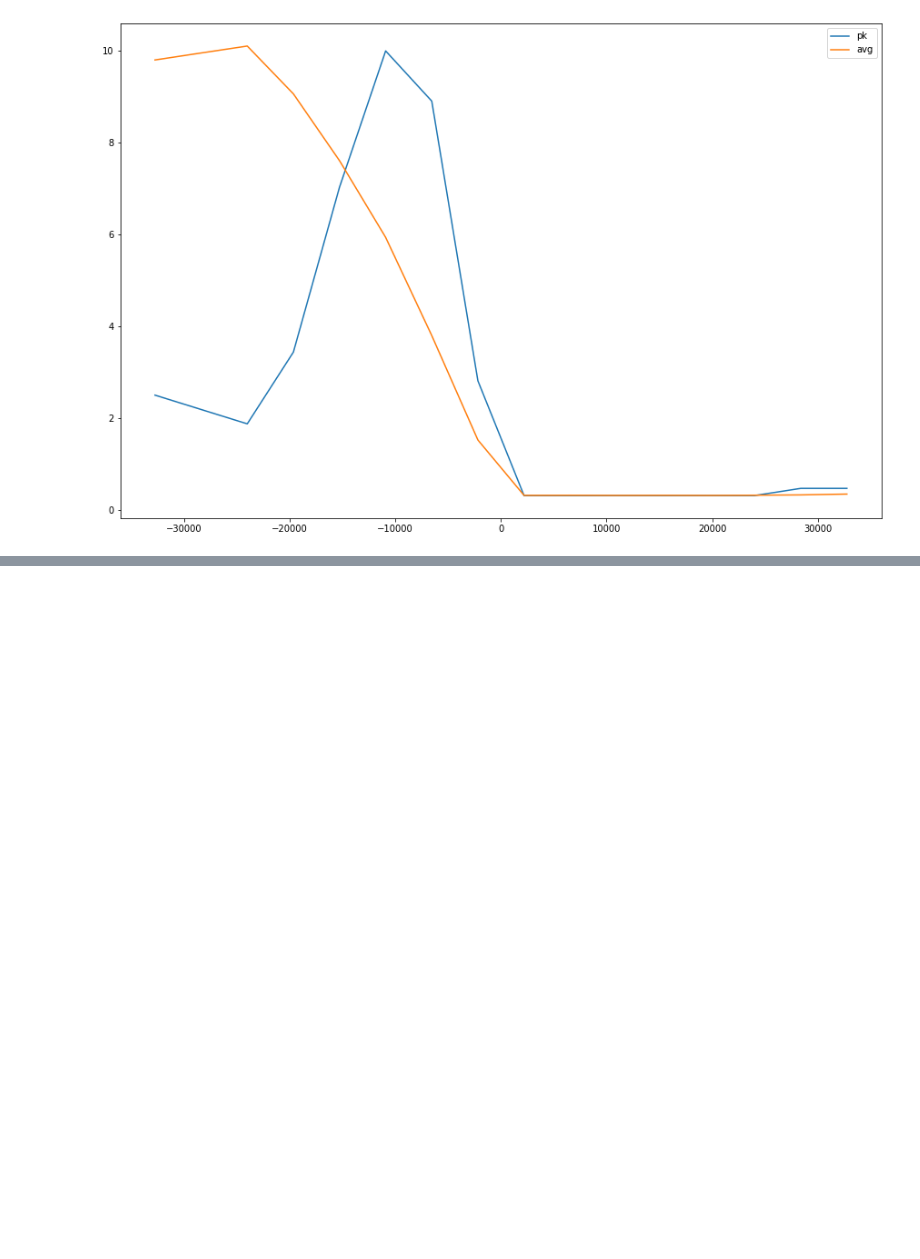
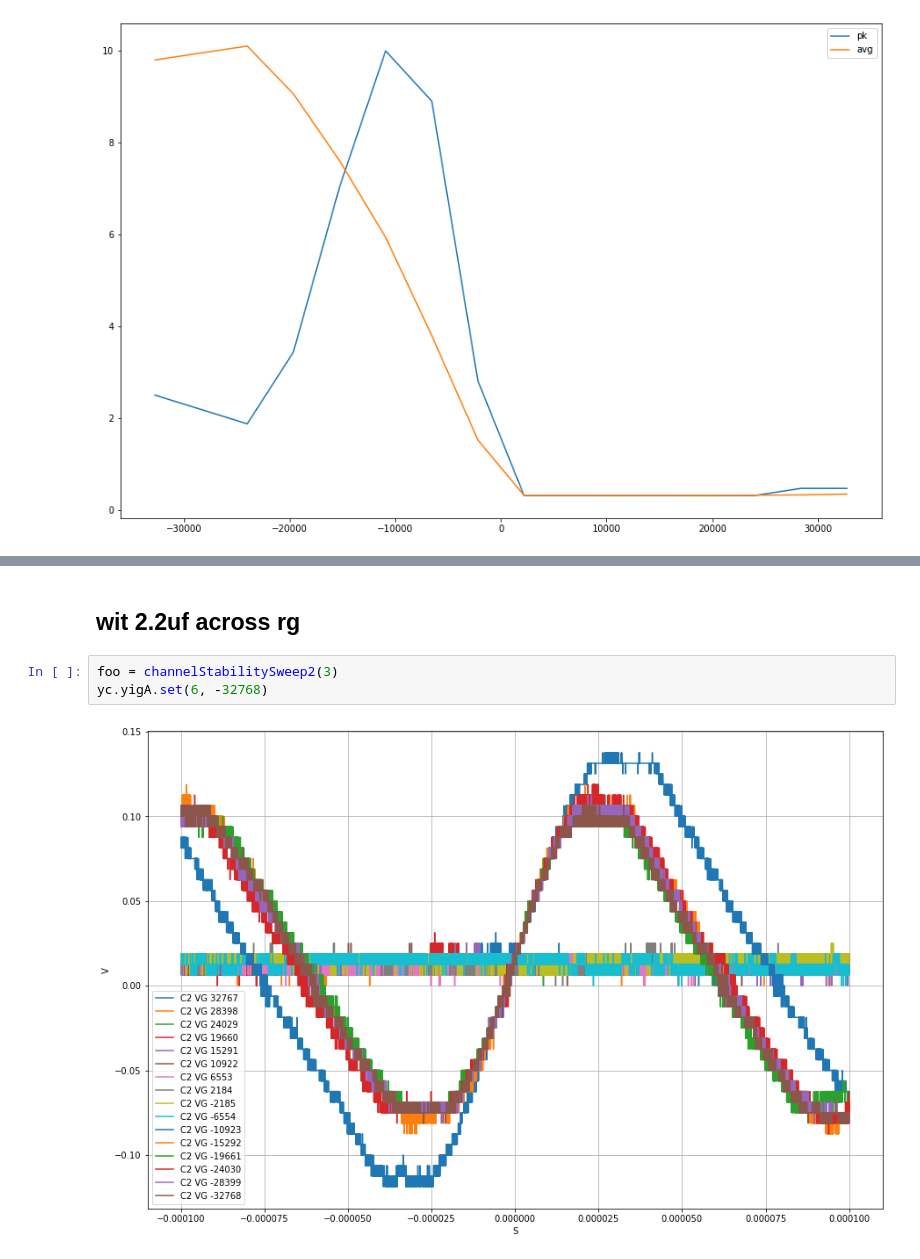
Before and after one commit to bjohan/yig_filter_bank_controller, a Jupyter notebook: py/troubleshoot_oscillation.ipynb, the cells around one changed output, grey strips where cells are left out. Saved outputs shown, nothing was run; the diff lists cells and outputs as text; blank space fills up the shorter version.

```diff
--- a/py/troubleshoot_oscillation.ipynb
+++ b/py/troubleshoot_oscillation.ipynb
@@ -85,0 +263,7 @@ pk, avg = channelSweep(5)
+# %% [markdown]
+## wit 2.2uf across rg
+# %%
+foo = channelStabilitySweep2(3)
+yc.yigA.set(6, -32768)
+# %% [output]
+[figure, added]
```
Also changed, not shown: parts of 13 cells of this notebook.
